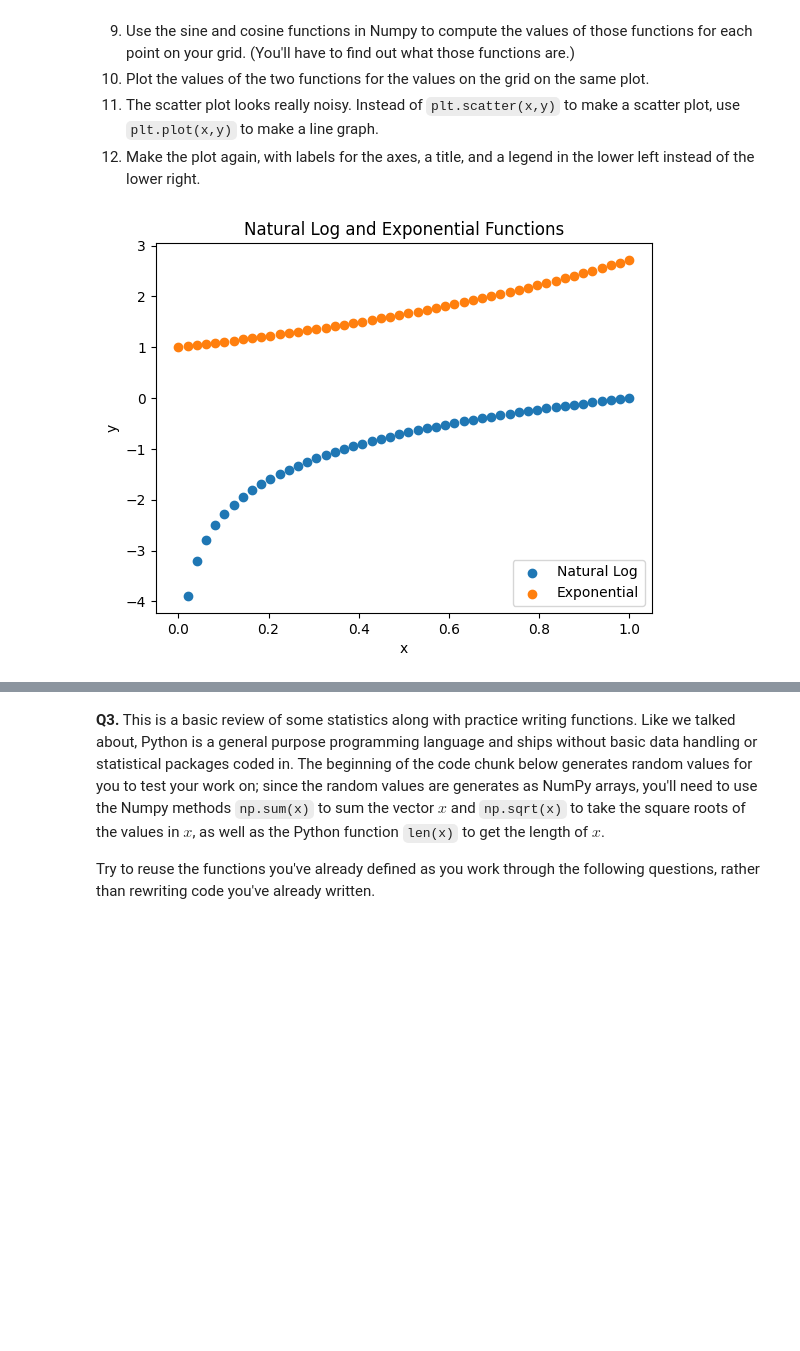
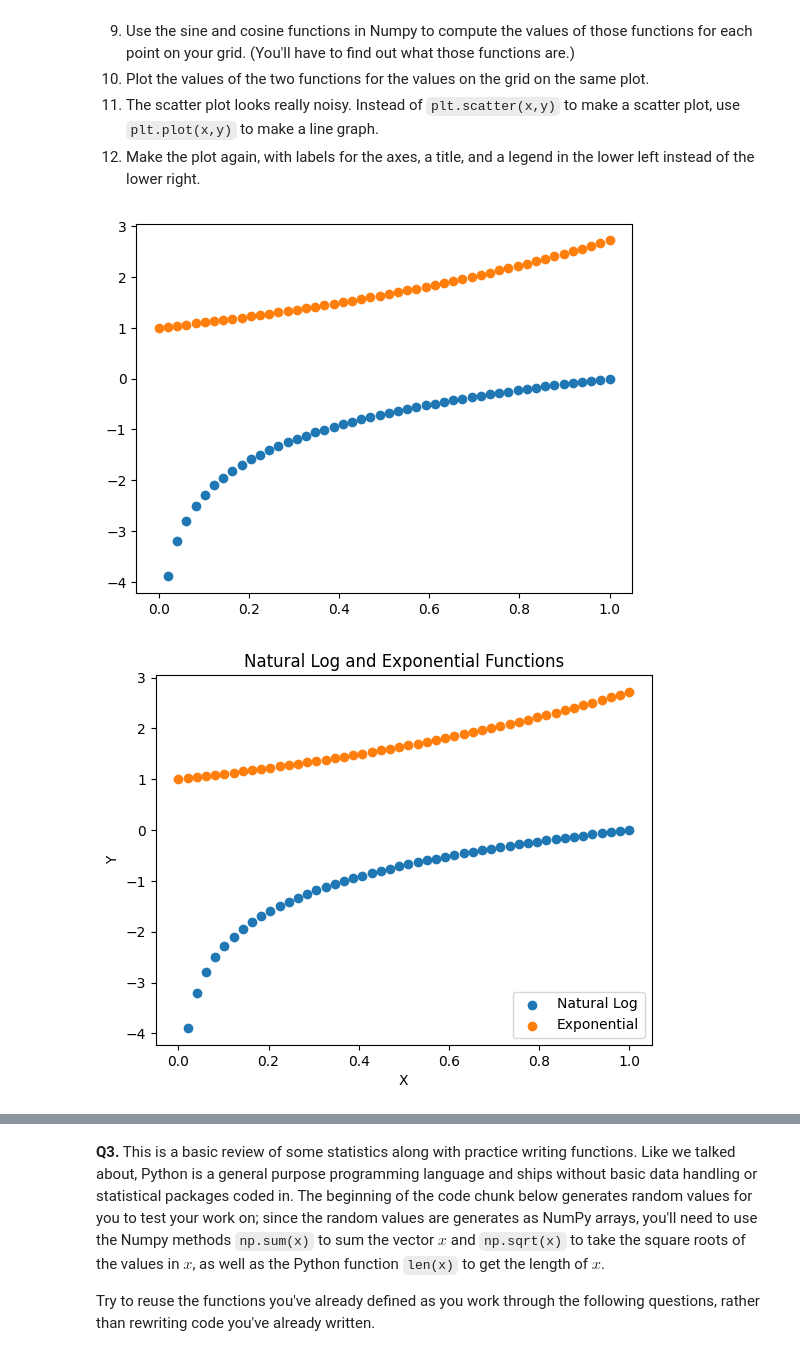
Before and after one commit to athena12341235/programming, a Jupyter notebook: assignment/assignment_programming.ipynb, the cells around one changed output, grey strips where cells are left out. Saved outputs shown, nothing was run; the diff lists cells and outputs as text; code cells hidden in the pictures; blank space fills up the shorter version.

```diff
--- a/assignment/assignment_programming.ipynb
+++ b/assignment/assignment_programming.ipynb
@@ -35,23 +35,36 @@ Now do it again, with slightly less direction:
 11. The scatter plot looks really noisy. Instead of `plt.scatter(x,y)` to make a scatter plot, use `plt.plot(x,y)` to make a line graph.
 12. Make the plot again, with labels for the axes, a title, and a legend in the lower left instead of the lower right.
 # %%
+# Questions 1-5
 import numpy as np
 import matplotlib.pyplot as plt
 
 array = np.linspace(0, 1, 50)
 
 y = np.log(array)
 z = np.exp(array)
 
+plt.scatter(array, y)
+plt.scatter(array, z)
+
+plt.show()
+
+# Questions 6-7
+array = np.linspace(0, 1, 50)
+
+y = np.log(array)
+z = np.exp(array)
+
 plt.scatter(array, y, label='Natural Log')
 plt.scatter(array, z, label='Exponential')
 
-plt.xlabel('x')
-plt.ylabel('y')
+plt.xlabel('X')
+plt.ylabel('Y')
 plt.title('Natural Log and Exponential Functions')
 plt.legend(loc='lower right')
 
 plt.show()
 # %% [output]
-[figure, old version]
+[figure, new version]
+[figure, added]
 # %%
```
Also changed, not shown: parts of 1 cell of this notebook.
